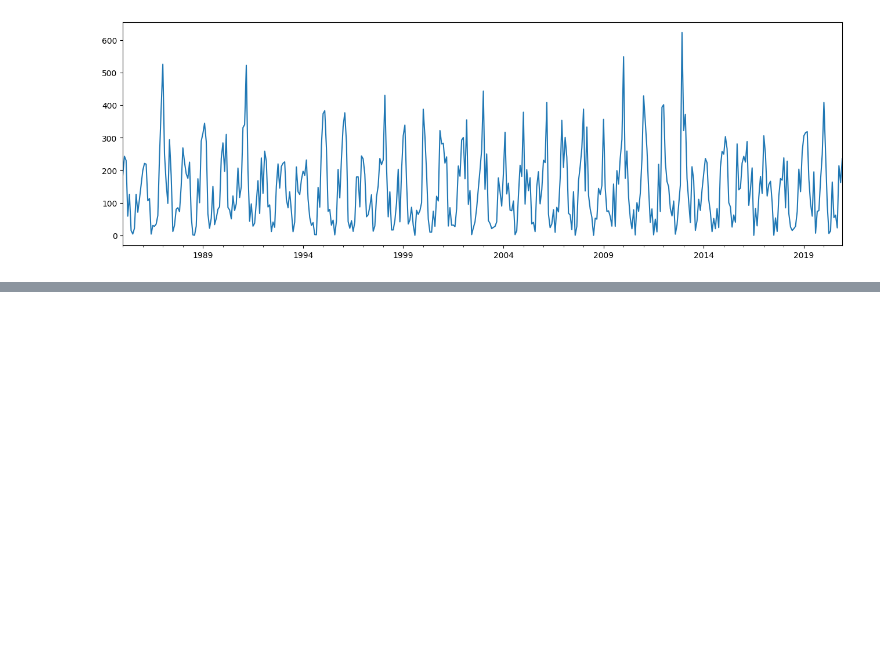
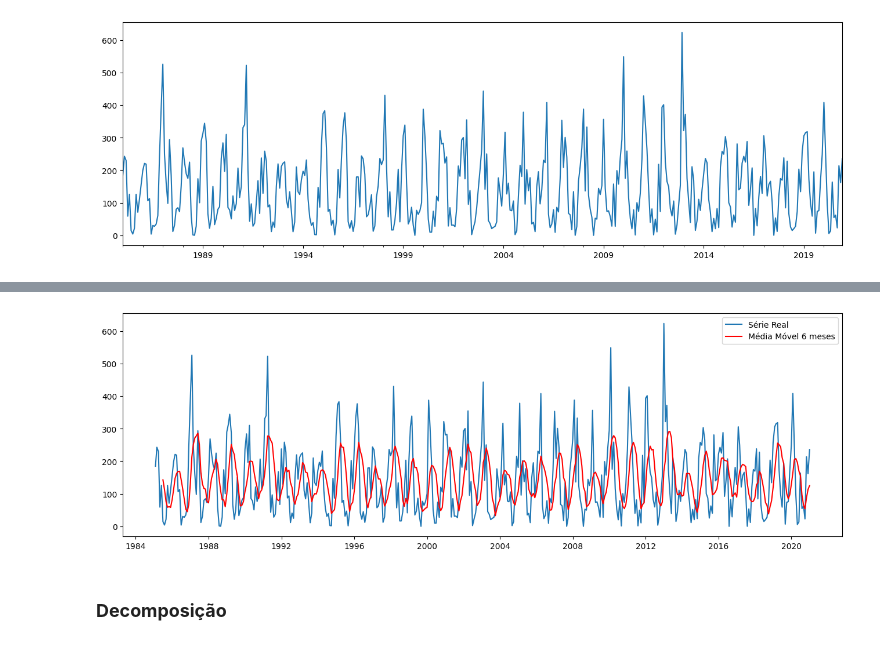
Before and after one commit to luizakuze/Cursos, a Jupyter notebook: cursos/series-temporais/modelos/projeto_chuva.ipynb, the cells around one changed output, grey strips where cells are left out. Cells and saved outputs as stored; diff of their text form; code cells hidden in the pictures; blank space fills up the shorter version.

```diff
--- a/cursos/series-temporais/modelos/projeto_chuva.ipynb
+++ b/cursos/series-temporais/modelos/projeto_chuva.ipynb
@@ -96,0 +108,9 @@ plt.show()
+# %%
+plt.plot(serie, label='Série Real')
+plt.plot(media_movel,color='red', label='Média Móvel 6 meses')
+plt.legend(loc='best')
+plt.show() # não há problemas de tendência
+# %% [output]
+[figure, added]
+# %% [markdown]
+### **Decomposição**
```
Also changed, not shown: parts of 28 cells of this notebook.
